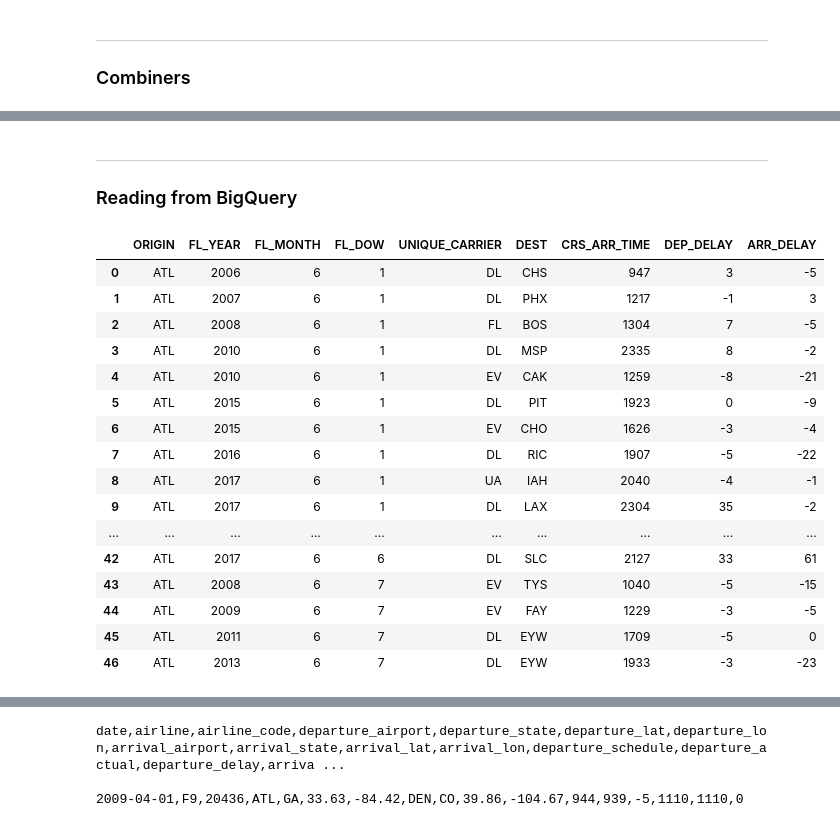
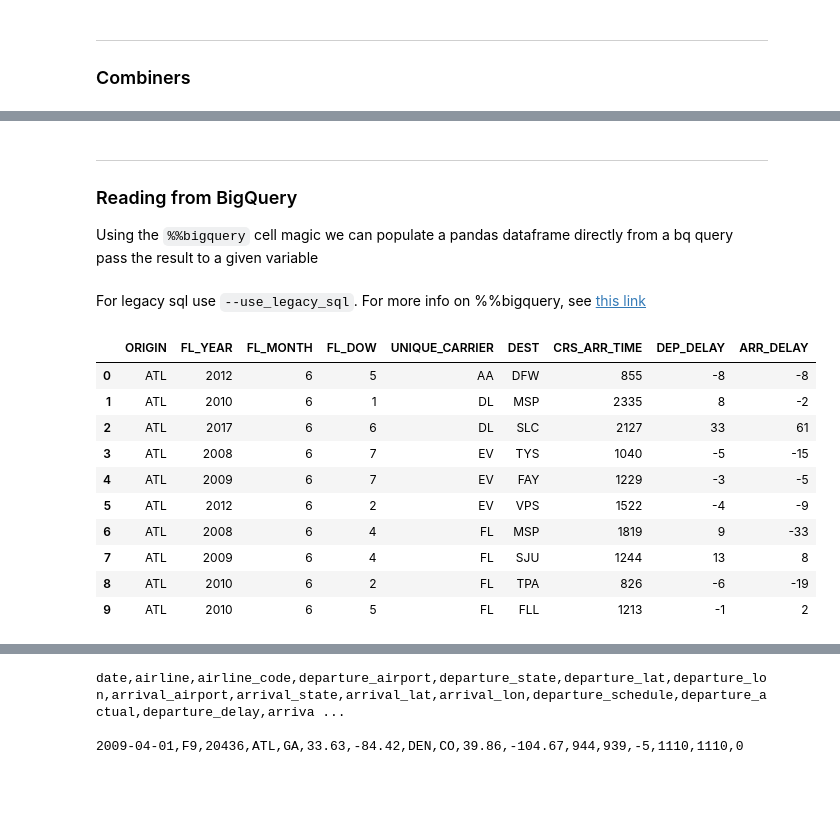
Before and after one commit to Project-Ellie/tutorials, a Jupyter notebook: kovalevskyi/Apache_Beam.ipynb, the cells around one changed output, grey strips where cells are left out. Cells and saved outputs as stored; diff of their text form; code cells hidden in the pictures; blank space fills up the shorter version.

````diff
--- a/kovalevskyi/Apache_Beam.ipynb
+++ b/kovalevskyi/Apache_Beam.ipynb
@@ -90,3 +120,0 @@ with beam.Pipeline(options=options) as p:
-# %% [markdown]
----
-### Reading from BigQuery
@@ -95,41 +121,44 @@ with beam.Pipeline(options=options) as p:
+# %% [markdown]
+---
+### Reading from BigQuery
+Using the ```%%bigquery``` cell magic we can populate a pandas dataframe directly from a bq query pass the result to a given variable
 # %%
 %load_ext google.cloud.bigquery
+# %% [markdown]
+For legacy sql use
+```--use_legacy_sql```.
+For more info on %%bigquery, see [this link](https://googleapis.github.io/google-cloud-python/latest/bigquery/generated/google.cloud.bigquery.magics.html])
 # %%
-%%bigquery blabla
+%%bigquery df_result
 SELECT
   ORIGIN,
   FL_YEAR,
   FL_MONTH,
   FL_DOW,
   UNIQUE_CARRIER,
   DEST,
   CRS_ARR_TIME,
   DEP_DELAY,
   ARR_DELAY
 FROM `going-tfx.examples.ATL_JUNE`
 where
   MOD(ABS(FARM_FINGERPRINT(
     CONCAT(
       STRING(TIMESTAMP(FL_DATE)),
       UNIQUE_CARRIER,
       DEST
     )
   )) + CRS_ARR_TIME, 10000) = 3
+limit 10
 # %% [output]
 |  | ORIGIN | FL_YEAR | FL_MONTH | FL_DOW | UNIQUE_CARRIER | DEST | CRS_ARR_TIME | DEP_DELAY | ARR_DELAY |
-| 0 | ATL | 2006 | 6 | 1 | DL | CHS | 947 | 3 | -5 |
-| 1 | ATL | 2007 | 6 | 1 | DL | PHX | 1217 | -1 | 3 |
-| 2 | ATL | 2008 | 6 | 1 | FL | BOS | 1304 | 7 | -5 |
-| 3 | ATL | 2010 | 6 | 1 | DL | MSP | 2335 | 8 | -2 |
-| 4 | ATL | 2010 | 6 | 1 | EV | CAK | 1259 | -8 | -21 |
-| 5 | ATL | 2015 | 6 | 1 | DL | PIT | 1923 | 0 | -9 |
-| 6 | ATL | 2015 | 6 | 1 | EV | CHO | 1626 | -3 | -4 |
-| 7 | ATL | 2016 | 6 | 1 | DL | RIC | 1907 | -5 | -22 |
-| 8 | ATL | 2017 | 6 | 1 | UA | IAH | 2040 | -4 | -1 |
-| 9 | ATL | 2017 | 6 | 1 | DL | LAX | 2304 | 35 | -2 |
-| ... | ... | ... | ... | ... | ... | ... | ... | ... | ... |
-| 42 | ATL | 2017 | 6 | 6 | DL | SLC | 2127 | 33 | 61 |
-| 43 | ATL | 2008 | 6 | 7 | EV | TYS | 1040 | -5 | -15 |
-| 44 | ATL | 2009 | 6 | 7 | EV | FAY | 1229 | -3 | -5 |
-| 45 | ATL | 2011 | 6 | 7 | DL | EYW | 1709 | -5 | 0 |
-| 46 | ATL | 2013 | 6 | 7 | DL | EYW | 1933 | -3 | -23 |
+| 0 | ATL | 2012 | 6 | 5 | AA | DFW | 855 | -8 | -8 |
+| 1 | ATL | 2010 | 6 | 1 | DL | MSP | 2335 | 8 | -2 |
+| 2 | ATL | 2017 | 6 | 6 | DL | SLC | 2127 | 33 | 61 |
+| 3 | ATL | 2008 | 6 | 7 | EV | TYS | 1040 | -5 | -15 |
+| 4 | ATL | 2009 | 6 | 7 | EV | FAY | 1229 | -3 | -5 |
+| 5 | ATL | 2012 | 6 | 2 | EV | VPS | 1522 | -4 | -9 |
+| 6 | ATL | 2008 | 6 | 4 | FL | MSP | 1819 | 9 | -33 |
+| 7 | ATL | 2009 | 6 | 4 | FL | SJU | 1244 | 13 | 8 |
+| 8 | ATL | 2010 | 6 | 2 | FL | TPA | 826 | -6 | -19 |
+| 9 | ATL | 2010 | 6 | 5 | FL | FLL | 1213 | -1 | 2 |
````
Also changed, not shown: parts of 24 cells of this notebook, 11 other files.
